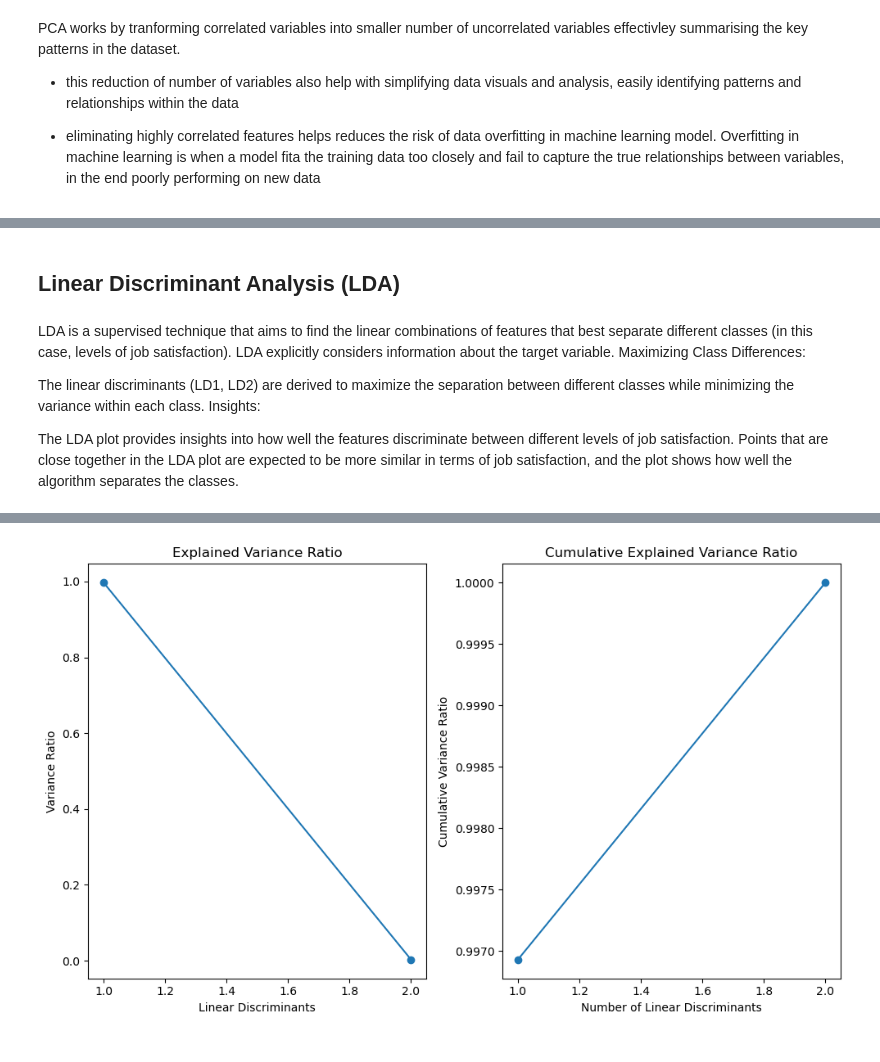
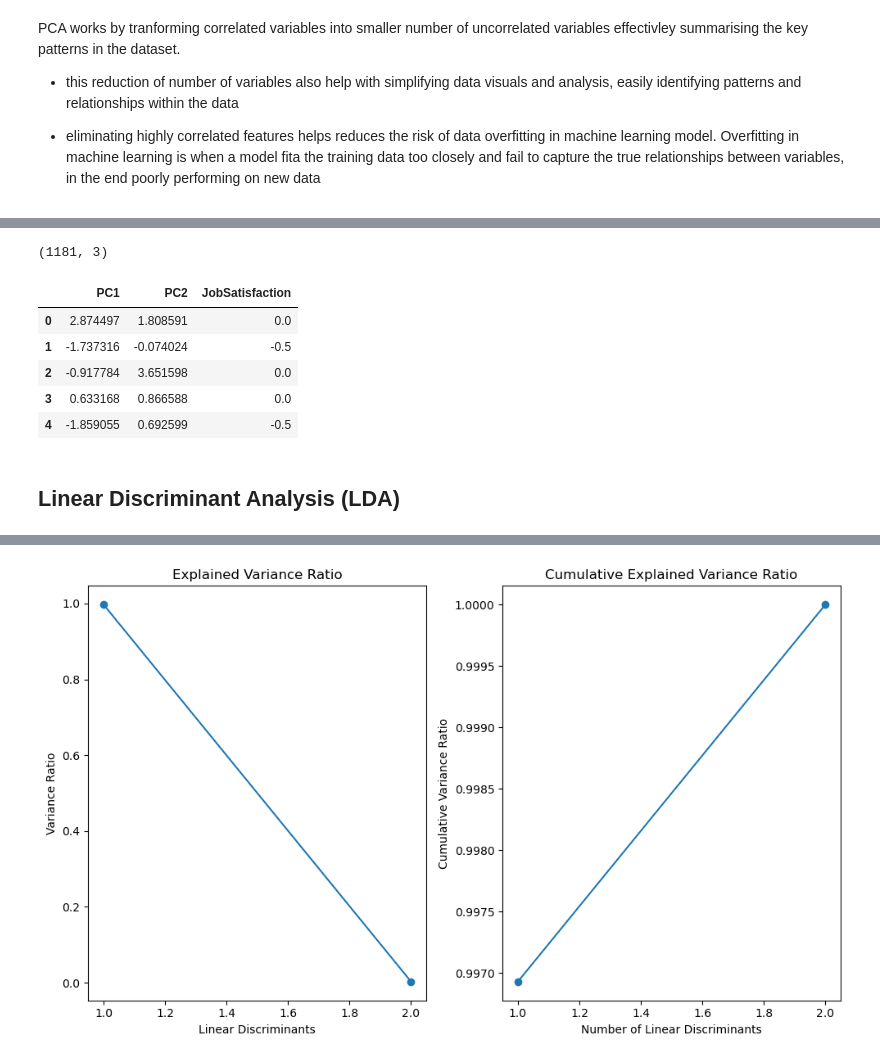
Before and after one commit to pardmanjera/PardonManjera_sba23346_Lvl8_CA2_Integrated, a Jupyter notebook: job_satisfaction_prediction.ipynb, the cells around one changed output, grey strips where cells are left out. Saved outputs shown, nothing was run; the diff lists cells and outputs as text; code cells hidden in the pictures.

```diff
--- a/job_satisfaction_prediction.ipynb
+++ b/job_satisfaction_prediction.ipynb
@@ -1000,12 +1041,15 @@ plot_pca(df_pca)
+# %%
+df_pca.shape
+# %% [output]
+(1181, 3)
+# %%
+df_pca.head()
+# %% [output]
+|  | PC1 | PC2 | JobSatisfaction |
+| 0 | 2.874497 | 1.808591 | 0.0 |
+| 1 | -1.737316 | -0.074024 | -0.5 |
+| 2 | -0.917784 | 3.651598 | 0.0 |
+| 3 | 0.633168 | 0.866588 | 0.0 |
+| 4 | -1.859055 | 0.692599 | -0.5 |
 # %% [markdown]
 ## Linear Discriminant Analysis (LDA)
-# %% [markdown]
-LDA is a supervised technique that aims to find the linear combinations of features that best separate different classes (in this case, levels of job satisfaction).
-LDA explicitly considers information about the target variable.
-Maximizing Class Differences:
-
-The linear discriminants (LD1, LD2) are derived to maximize the separation between different classes while minimizing the variance within each class.
-Insights:
-
-The LDA plot provides insights into how well the features discriminate between different levels of job satisfaction.
-Points that are close together in the LDA plot are expected to be more similar in terms of job satisfaction, and the plot shows how well the algorithm separates the classes.
```
Also changed, not shown: parts of 30 cells of this notebook.
